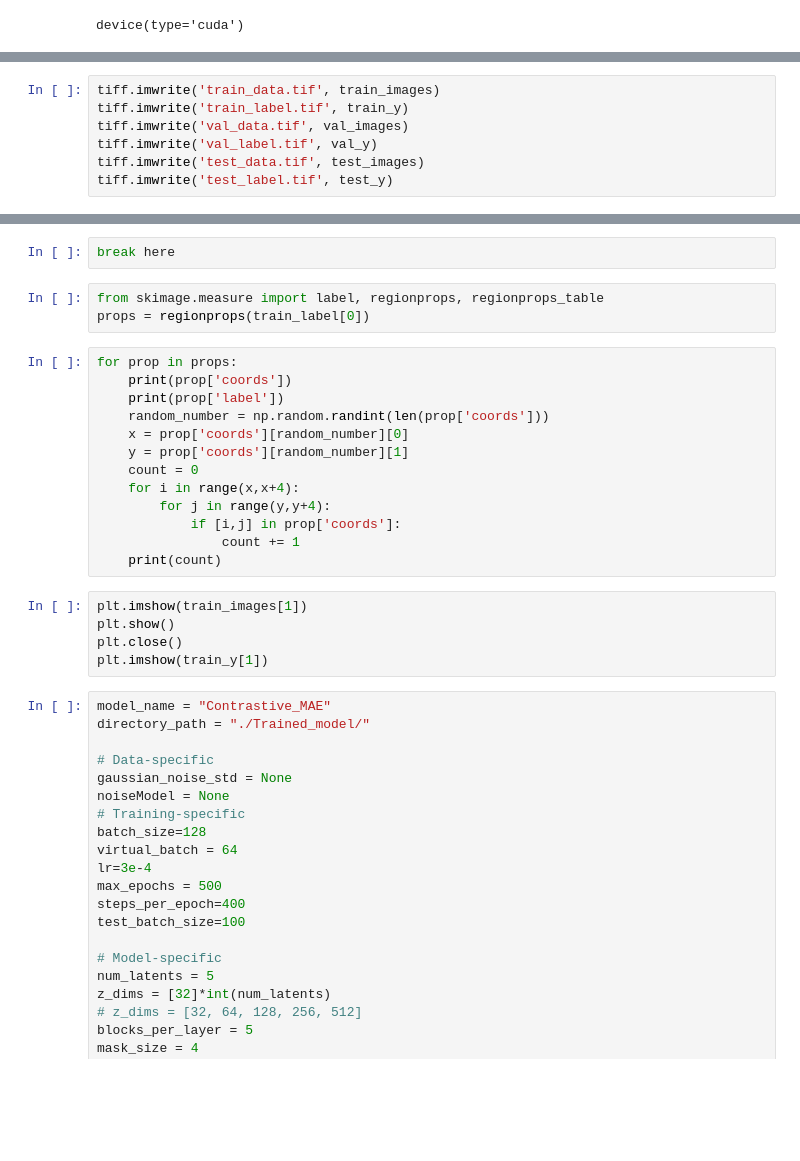
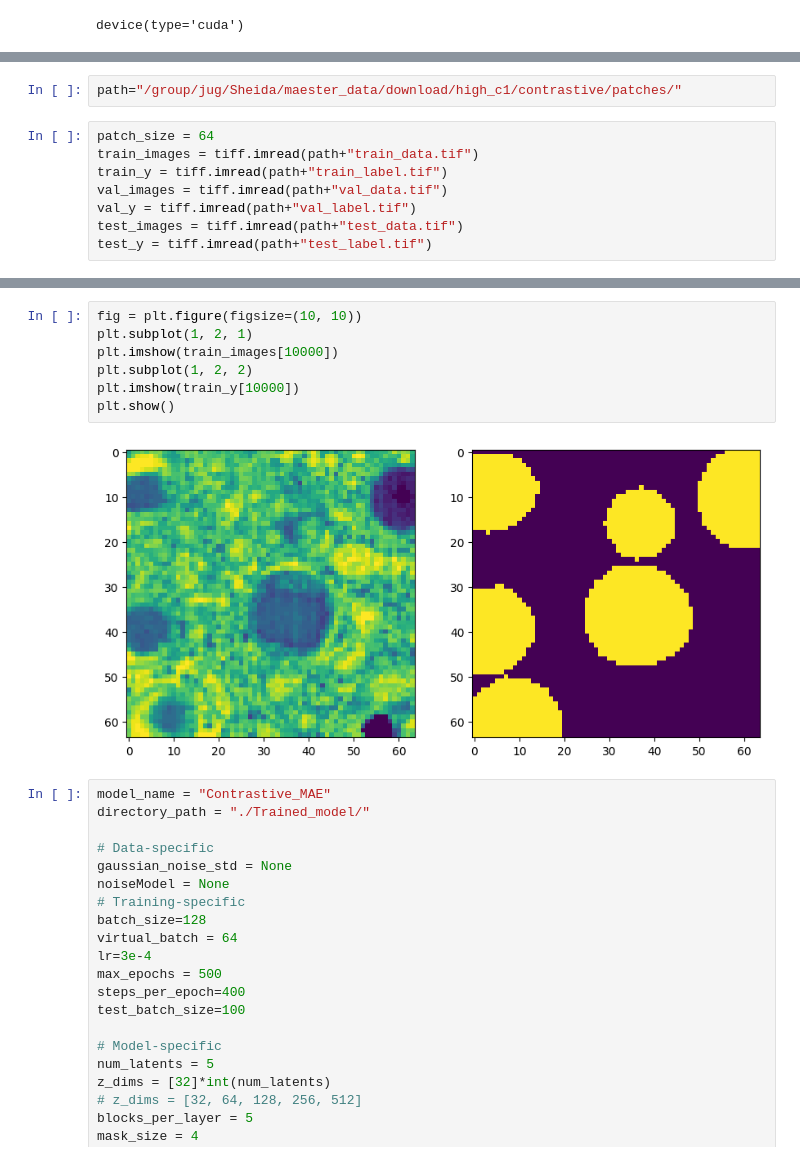
Before and after one commit to shei-dark/HDN, a Jupyter notebook: examples/Pixel_Noise/Convallaria/2-Training.ipynb, the cells around one changed output, grey strips where cells are left out. Drawn from its saved outputs; the diff is of its cells as text; blank space fills up the shorter version.

```diff
--- a/examples/Pixel_Noise/Convallaria/2-Training.ipynb
+++ b/examples/Pixel_Noise/Convallaria/2-Training.ipynb
@@ -70,7 +26,10 @@ test_images, test_y = utils.extract_patches(test_data, test_label, patch_size, n
+# %%
+path="/group/jug/Sheida/maester_data/download/high_c1/contrastive/patches/"
 # %%
-tiff.imwrite('train_data.tif', train_images)
-tiff.imwrite('train_label.tif', train_y)
-tiff.imwrite('val_data.tif', val_images)
-tiff.imwrite('val_label.tif', val_y)
-tiff.imwrite('test_data.tif', test_images)
-tiff.imwrite('test_label.tif', test_y)
+patch_size = 64
+train_images = tiff.imread(path+"train_data.tif")
+train_y = tiff.imread(path+"train_label.tif")
+val_images = tiff.imread(path+"val_data.tif")
+val_y = tiff.imread(path+"val_label.tif")
+test_images = tiff.imread(path+"test_data.tif")
+test_y = tiff.imread(path+"test_label.tif")
@@ -105,26 +36,12 @@ plt.show()
-# %%
-break here
-# %%
-from skimage.measure import label, regionprops, regionprops_table
-props = regionprops(train_label[0])
-# %%
-for prop in props:
-    print(prop['coords'])
-    print(prop['label'])
-    random_number = np.random.randint(len(prop['coords']))
-    x = prop['coords'][random_number][0]
-    y = prop['coords'][random_number][1]
-    count = 0
-    for i in range(x,x+4):
-        for j in range(y,y+4):
-            if [i,j] in prop['coords']:
-                count += 1
-    print(count)
-# %%
-plt.imshow(train_images[1])
-plt.show()
-plt.close()
-plt.imshow(train_y[1])
+# %%
+fig = plt.figure(figsize=(10, 10))
+plt.subplot(1, 2, 1)
+plt.imshow(train_images[10000])
+plt.subplot(1, 2, 2)
+plt.imshow(train_y[10000])
+plt.show()
+# %% [output]
+[figure, added]
 # %%
 model_name = "Contrastive_MAE"
 directory_path = "./Trained_model/"
```
Also changed, not shown: parts of 14 cells of this notebook, 3 other files.
